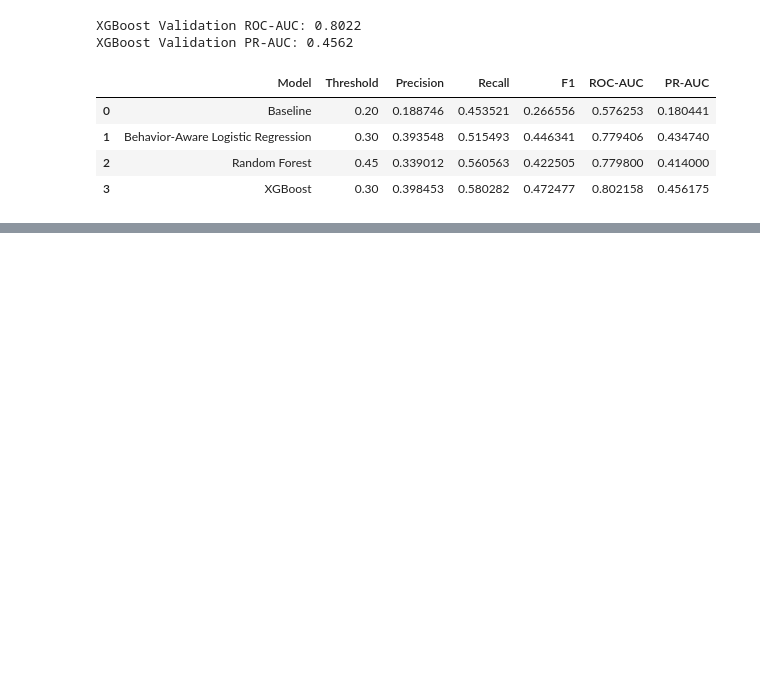
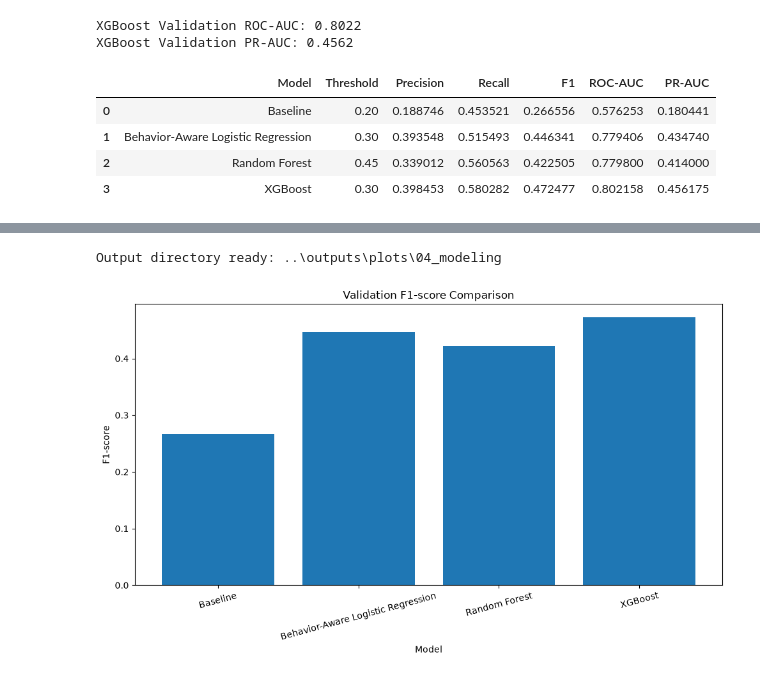
Before and after one commit to saraalwadia/customer-behavior-shift-detection, a Jupyter notebook: notebooks/04_modeling.ipynb, the cells around one changed output, grey strips where cells are left out. Cells and saved outputs as stored; diff of their text form; code cells hidden in the pictures; blank space fills up the shorter version.

```diff
--- a/notebooks/04_modeling.ipynb
+++ b/notebooks/04_modeling.ipynb
@@ -2360,0 +2780,33 @@ model_comparison
+# %%
+output_dir = Path("../outputs/plots/04_modeling")
+output_dir.mkdir(parents=True, exist_ok=True)
+
+print(f"Output directory ready: {output_dir}")
+# %% [output]
+Output directory ready: ..\outputs\plots\04_modeling
+# %%
+# Plot validation F1-score comparison
+
+plt.figure(figsize=(10, 6))
+
+plt.bar(
+    final_validation_comparison["Model"],
+    final_validation_comparison["F1"]
+)
+
+plt.xlabel("Model")
+plt.ylabel("F1-score")
+plt.title("Validation F1-score Comparison")
+
+plt.xticks(rotation=15)
+plt.tight_layout()
+
+plt.savefig(
+    output_dir / "model_comparison_f1.png",
+    dpi=300,
+    bbox_inches="tight"
+)
+
+plt.show()
+# %% [output]
+[figure, added]
```
Also changed, not shown: parts of 22 cells of this notebook, 2 other files.
